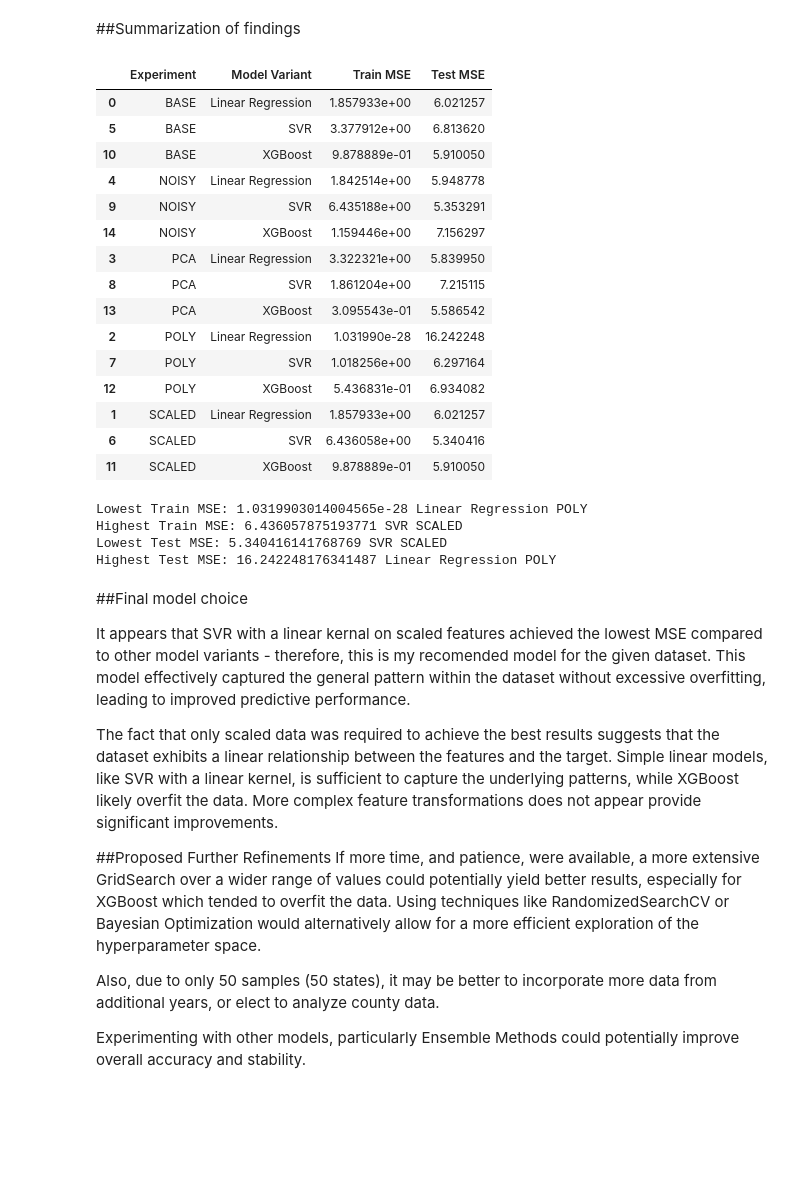
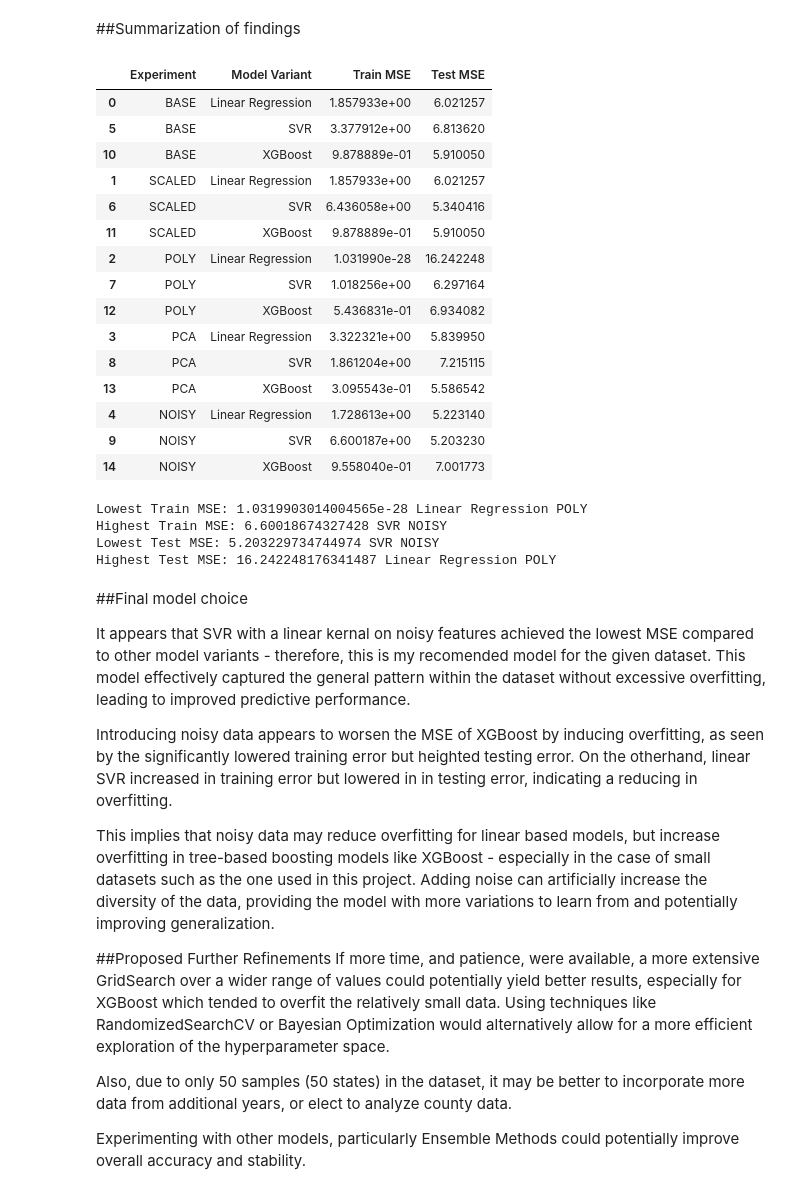
Before and after one commit to asamn/ML_FINAL_PROJECT, a Jupyter notebook: ML_PROJECT_ADAM_SAM.ipynb, the cells around one changed output. Cells and saved outputs as stored; diff of their text form; code cells hidden in the pictures; blank space fills up the shorter version.

```diff
--- a/ML_PROJECT_ADAM_SAM.ipynb
+++ b/ML_PROJECT_ADAM_SAM.ipynb
@@ -342,7 +342,7 @@ X_test = scaler.transform(X_test)
 scale_lin_reg = LinearRegression()
 
 t0 = time.time()
-%memit scale_lin_reg.fit(X_train, y_train)
+scale_lin_reg.fit(X_train, y_train)
 t1 = time.time()
 scale_lin_train_time = t1 - t0
 
@@ -355,7 +355,7 @@ scale_lin_infer_time = t1 - t0
 grid_search = GridSearchCV(SVR(), svr_param_grid, cv=5, n_jobs=-1, verbose=True)
 
 t0 = time.time()
-%memit grid_search.fit(X_train, y_train)
+grid_search.fit(X_train, y_train)
 t1 = time.time()
 scale_svr_train_time = t1 - t0
 
@@ -375,7 +375,7 @@ print(f"Best SVR parameters: %s" % grid_search.best_params_)
 grid_search = GridSearchCV(xgb.XGBRegressor(), XG_param_grid, n_jobs=-1,cv=5, scoring = "neg_root_mean_squared_error", verbose=True)
 
 t0 = time.time()
-%memit grid_search.fit(X_train, y_train)
+grid_search.fit(X_train, y_train)
 t1 = time.time()
 scale_xgb_train_time = t1 - t0
 
@@ -489,7 +486,7 @@ print(X_train.shape)
 poly_lin_reg = LinearRegression()
 
 t0 = time.time()
-%memit poly_lin_reg.fit(X_train, y_train)
+poly_lin_reg.fit(X_train, y_train)
 t1 = time.time()
 poly_lin_train_time = t1 - t0
 
@@ -502,7 +499,7 @@ poly_lin_infer_time = t1 - t0
 grid_search = GridSearchCV(SVR(), svr_param_grid, cv=5, n_jobs=-1,verbose=True)
 
 t0 = time.time()
-%memit grid_search.fit(X_train, y_train)
+grid_search.fit(X_train, y_train)
 t1 = time.time()
 poly_svr_train_time = t1 - t0
 
@@ -522,7 +519,7 @@ print(f"Best SVR parameters: %s" % grid_search.best_params_)
 grid_search = GridSearchCV(xgb.XGBRegressor(), XG_param_grid, cv=5, n_jobs=-1, scoring = "neg_root_mean_squared_error", verbose=True)
 
 t0 = time.time()
-%memit grid_search.fit(X_train, y_train)
+grid_search.fit(X_train, y_train)
 t1 = time.time()
 poly_xgb_train_time = t1 - t0
 
@@ -670,7 +664,7 @@ X_test = pca.transform(X_test)
 pca_lin_reg = LinearRegression()
 
 t0 = time.time()
-%memit pca_lin_reg.fit(X_train, y_train)
+pca_lin_reg.fit(X_train, y_train)
 t1 = time.time()
 pca_lin_train_time = t1 - t0
 
@@ -683,7 +677,7 @@ pca_lin_infer_time = t1 - t0
 grid_search = GridSearchCV(SVR(), svr_param_grid, cv=5, n_jobs=-1, verbose=True)
 
 t0 = time.time()
-%memit grid_search.fit(X_train, y_train)
+grid_search.fit(X_train, y_train)
 t1 = time.time()
 pca_svr_train_time = t1 - t0
 
@@ -703,7 +697,7 @@ print(f"Best SVR parameters: %s" % grid_search.best_params_)
 grid_search = GridSearchCV(xgb.XGBRegressor(), XG_param_grid, cv=5, n_jobs=-1, scoring = "neg_root_mean_squared_error", verbose=True)
 
 t0 = time.time()
-%memit grid_search.fit(X_train, y_train)
+grid_search.fit(X_train, y_train)
 t1 = time.time()
 pca_xgb_train_time = t1 - t0
 
@@ -814,7 +805,7 @@ X_test = scaler.transform(X_test)
 noise_lin_reg = LinearRegression()
 
 t0 = time.time()
-%memit noise_lin_reg.fit(X_train, y_train)
+noise_lin_reg.fit(X_train, y_train)
 t1 = time.time()
 noise_lin_train_time = t1 - t0
 
@@ -827,7 +818,7 @@ noise_lin_infer_time = t1 - t0
 grid_search = GridSearchCV(SVR(), svr_param_grid, cv=5, n_jobs=-1, verbose=True)
 
 t0 = time.time()
-%memit grid_search.fit(X_train, y_train)
+grid_search.fit(X_train, y_train)
 t1 = time.time()
 noise_svr_train_time = t1 - t0
 
@@ -842,12 +833,10 @@ print(f"Best SVR parameters: %s" % grid_search.best_params_)
 
 #XGBoost
 
-#Best XGBoost parameters:{'colsample_bytree': 0.75, 'eta': 0.3, 'gamma': 1, 'max_depth': 5, 'n_estimators': 300, 'n_jobs': -1, 'reg_alpha': 3, 'reg_lambda': 0.5, 'subsample': 1}
-
 grid_search = GridSearchCV(xgb.XGBRegressor(), XG_param_grid, cv=5, n_jobs=-1, scoring = "neg_root_mean_squared_error", verbose=True)
 
 t0 = time.time()
-%memit grid_search.fit(X_train, y_train)
+grid_search.fit(X_train, y_train)
 t1 = time.time()
 noise_xgb_train_time = t1 - t0
 
@@ -1009,59 +1000,66 @@ mse_df.loc[len(mse_df)] = ['NOISY', 'Linear Regression', train_noise_lin_reg_mse
 mse_df.loc[len(mse_df)] = ['BASE', 'SVR', train_svr_mse, svr_mse]
 mse_df.loc[len(mse_df)] = ['SCALED', 'SVR', train_scale_svr_mse, scale_svr_mse]
 mse_df.loc[len(mse_df)] = ['POLY','SVR', train_poly_svr_mse, poly_svr_mse]
 mse_df.loc[len(mse_df)] = ['PCA', 'SVR', train_pca_svr_mse, pca_svr_mse]
 mse_df.loc[len(mse_df)] = ['NOISY', 'SVR', train_noise_svr_mse, noise_svr_mse]
 
 # XGBoost
 mse_df.loc[len(mse_df)] = ['BASE', 'XGBoost', train_xgb_mse, xgb_mse]
 mse_df.loc[len(mse_df)] = ['SCALED', 'XGBoost', train_scale_xgb_mse, scale_xgb_mse]
 mse_df.loc[len(mse_df)] = ['POLY', 'XGBoost', train_poly_xgb_mse, poly_xgb_mse]
 mse_df.loc[len(mse_df)] = ['PCA', 'XGBoost', train_pca_xgb_mse, pca_xgb_mse]
 mse_df.loc[len(mse_df)] = ['NOISY', 'XGBoost', train_noise_xgb_mse, noise_xgb_mse]
 
 
+experiment_order = ['BASE', 'SCALED', 'POLY', 'PCA', 'NOISY']
+
+mse_df['Experiment'] = pd.Categorical(mse_df['Experiment'], categories=experiment_order)
+
+
 #display, ordered by experiemnt
 display(mse_df.sort_values(by=['Experiment']))
 
 #display only base
 #display(mse_df[mse_df['Experiment'] == 'BASE'])
 
 print(f"Lowest Train MSE: {mse_df.loc[mse_df['Train MSE'].idxmin()]['Train MSE']} {mse_df.loc[mse_df['Train MSE'].idxmin()]['Model Variant']} {mse_df.loc[mse_df['Train MSE'].idxmin()]['Experiment']}")
 print(f"Highest Train MSE: {mse_df.loc[mse_df['Train MSE'].idxmax()]['Train MSE']} {mse_df.loc[mse_df['Train MSE'].idxmax()]['Model Variant']} {mse_df.loc[mse_df['Train MSE'].idxmax()]['Experiment']}")
 
 print(f"Lowest Test MSE: {mse_df.loc[mse_df['Test MSE'].idxmin()]['Test MSE']} {mse_df.loc[mse_df['Test MSE'].idxmin()]['Model Variant']} {mse_df.loc[mse_df['Test MSE'].idxmin()]['Experiment']}")
 print(f"Highest Test MSE: {mse_df.loc[mse_df['Test MSE'].idxmax()]['Test MSE']} {mse_df.loc[mse_df['Test MSE'].idxmax()]['Model Variant']} {mse_df.loc[mse_df['Test MSE'].idxmax()]['Experiment']}")
 # %% [output]
 |  | Experiment | Model Variant | Train MSE | Test MSE |
 | 0 | BASE | Linear Regression | 1.857933e+00 | 6.021257 |
 | 5 | BASE | SVR | 3.377912e+00 | 6.813620 |
 | 10 | BASE | XGBoost | 9.878889e-01 | 5.910050 |
-| 4 | NOISY | Linear Regression | 1.842514e+00 | 5.948778 |
-| 9 | NOISY | SVR | 6.435188e+00 | 5.353291 |
-| 14 | NOISY | XGBoost | 1.159446e+00 | 7.156297 |
+| 1 | SCALED | Linear Regression | 1.857933e+00 | 6.021257 |
+| 6 | SCALED | SVR | 6.436058e+00 | 5.340416 |
+| 11 | SCALED | XGBoost | 9.878889e-01 | 5.910050 |
+| 2 | POLY | Linear Regression | 1.031990e-28 | 16.242248 |
+| 7 | POLY | SVR | 1.018256e+00 | 6.297164 |
+| 12 | POLY | XGBoost | 5.436831e-01 | 6.934082 |
 | 3 | PCA | Linear Regression | 3.322321e+00 | 5.839950 |
 | 8 | PCA | SVR | 1.861204e+00 | 7.215115 |
 | 13 | PCA | XGBoost | 3.095543e-01 | 5.586542 |
-| 2 | POLY | Linear Regression | 1.031990e-28 | 16.242248 |
-| 7 | POLY | SVR | 1.018256e+00 | 6.297164 |
-| 12 | POLY | XGBoost | 5.436831e-01 | 6.934082 |
-| 1 | SCALED | Linear Regression | 1.857933e+00 | 6.021257 |
-| 6 | SCALED | SVR | 6.436058e+00 | 5.340416 |
-| 11 | SCALED | XGBoost | 9.878889e-01 | 5.910050 |
+| 4 | NOISY | Linear Regression | 1.728613e+00 | 5.223140 |
+| 9 | NOISY | SVR | 6.600187e+00 | 5.203230 |
+| 14 | NOISY | XGBoost | 9.558040e-01 | 7.001773 |
 Lowest Train MSE: 1.0319903014004565e-28 Linear Regression POLY
-Highest Train MSE: 6.436057875193771 SVR SCALED
-Lowest Test MSE: 5.340416141768769 SVR SCALED
+Highest Train MSE: 6.60018674327428 SVR NOISY
+Lowest Test MSE: 5.203229734744974 SVR NOISY
 Highest Test MSE: 16.242248176341487 Linear Regression POLY
 # %% [markdown]
 ##Final model choice
 
-It appears that SVR with a linear kernal on scaled features achieved the lowest MSE compared to other model variants - therefore, this is my recomended model for the given dataset. This model effectively captured the general pattern within the dataset without excessive overfitting, leading to improved predictive performance.
+It appears that SVR with a linear kernal on noisy features achieved the lowest MSE compared to other model variants - therefore, this is my recomended model for the given dataset. This model effectively captured the general pattern within the dataset without excessive overfitting, leading to improved predictive performance.
 
-The fact that only scaled data was required to achieve the best results suggests that the dataset exhibits a linear relationship between the features and the target. Simple linear models, like SVR with a linear kernel, is sufficient to capture the underlying patterns, while XGBoost likely overfit the data. More complex feature transformations does not appear provide significant improvements.
+Introducing noisy data appears to worsen the MSE of XGBoost by inducing overfitting, as seen by the significantly lowered training error but heighted testing error. On the otherhand, linear SVR increased in training error but lowered in in testing error, indicating a reducing in overfitting.
+
+This implies that noisy data may reduce overfitting for linear based models, but increase overfitting in tree-based boosting models like XGBoost - especially in the case of small datasets such as the one used in this project. Adding noise can artificially increase the diversity of the data, providing the model with more variations to learn from and potentially improving generalization.
 
 ##Proposed Further Refinements
-If more time, and patience, were available, a more extensive GridSearch over a wider range of values could potentially yield better results, especially for XGBoost which tended to overfit the data. Using techniques like RandomizedSearchCV or Bayesian Optimization would alternatively allow for a more efficient exploration of the hyperparameter space.
+If more time, and patience, were available, a more extensive GridSearch over a wider range of values could potentially yield better results, especially for XGBoost which tended to overfit the relatively small data. Using techniques like RandomizedSearchCV or Bayesian Optimization would alternatively allow for a more efficient exploration of the hyperparameter space.
 
-Also, due to only 50 samples (50 states), it may be better to incorporate more data from additional years, or elect to analyze county data.
+Also, due to only 50 samples (50 states) in the dataset, it may be better to incorporate more data from additional years, or elect to analyze county data.
 
-Experimenting with other models, particularly  Ensemble Methods could potentially improve overall accuracy and stability.
+Experimenting with other models, particularly Ensemble Methods could potentially improve overall accuracy and stability.
```
Also changed, not shown: parts of 10 cells of this notebook.
